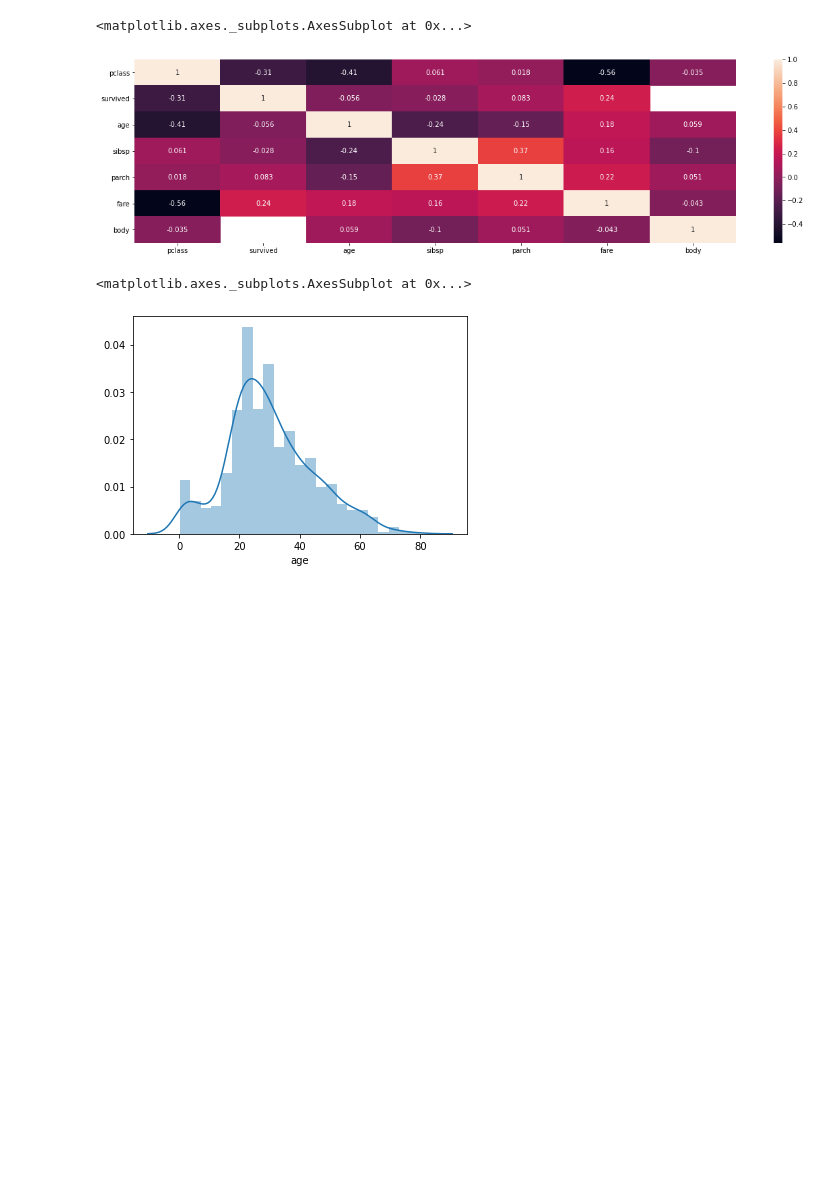
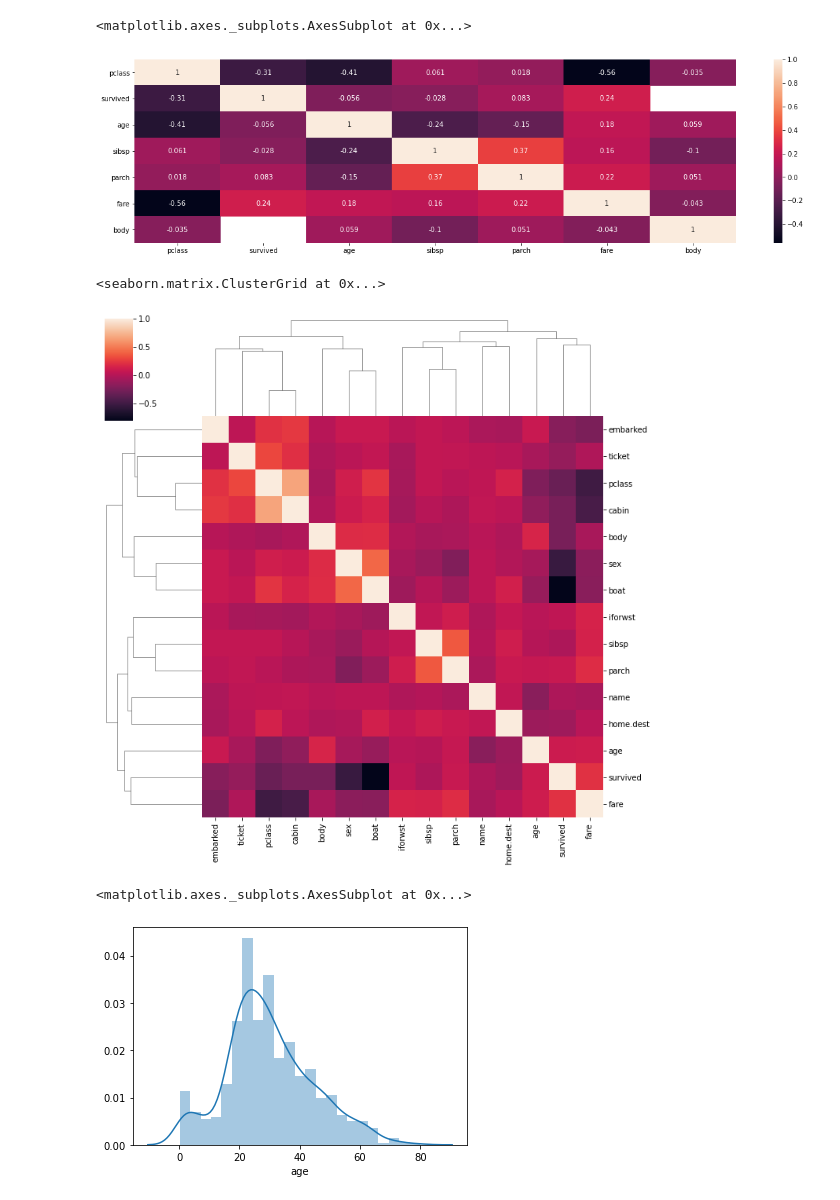
Before and after one commit to boris7481/Pandas_tes_code, a Jupyter notebook: Pandas_Code_Test.ipynb, the cells around one changed output. Cells and saved outputs as stored; diff of their text form; code cells hidden in the pictures; blank space fills up the shorter version.

```diff
--- a/Pandas_Code_Test.ipynb
+++ b/Pandas_Code_Test.ipynb
@@ -121,6 +121,11 @@ sns.heatmap(df.corr() , annot= True)
 # %% [output]
 <matplotlib.axes._subplots.AxesSubplot at 0x...>
 [figure]
+# %%
+sns.clustermap(df.corr())
+# %% [output]
+<seaborn.matrix.ClusterGrid at 0x...>
+[figure, added]
 # %%
 sns.distplot(df["age"])
 # %% [output]
```
Also changed, not shown: parts of 2 cells of this notebook, 1 other file.
